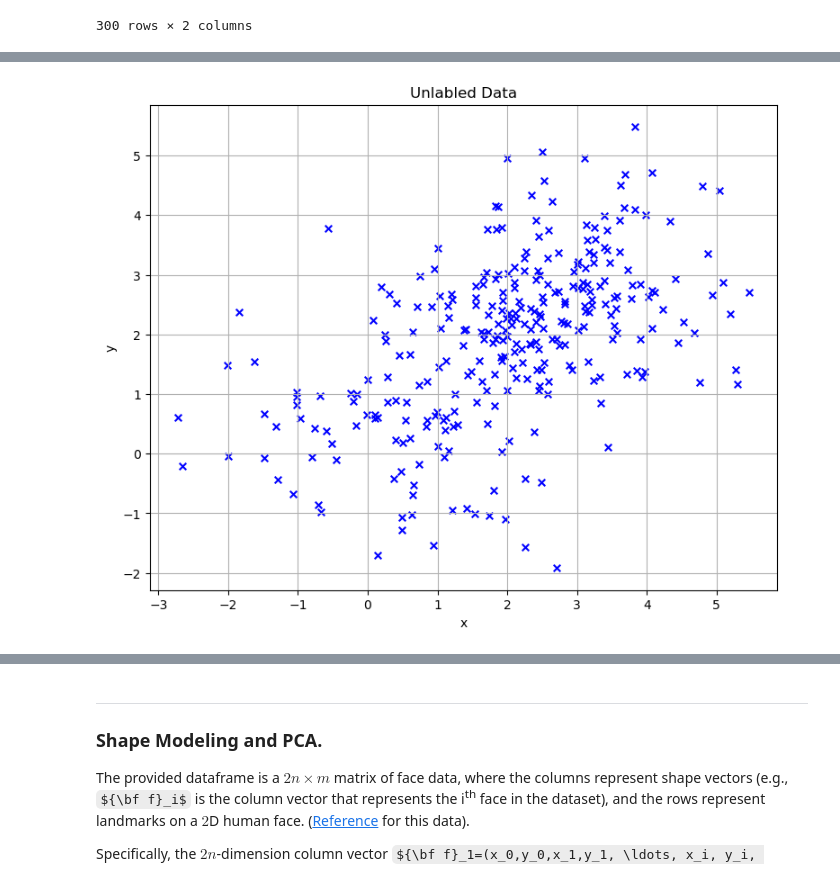
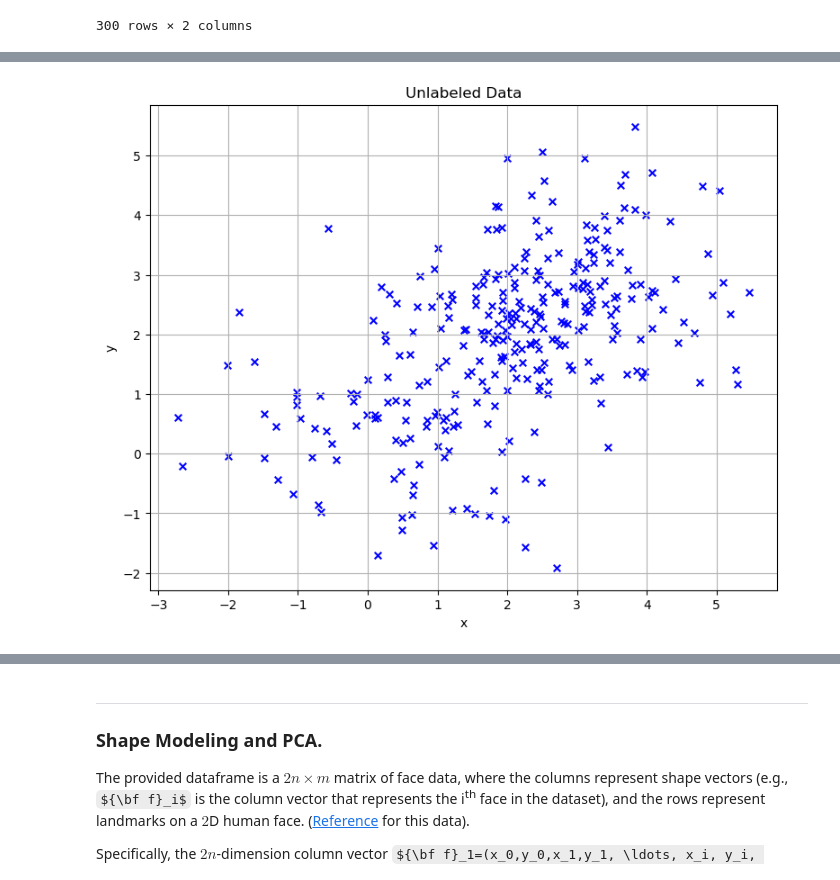
Before and after one commit to DYYasUNCStudent/COMP562, a Jupyter notebook: P2/P2.ipynb, the cells around one changed output, grey strips where cells are left out. Cells and saved outputs as stored; diff of their text form; code cells hidden in the pictures; some formulas as TeX source.

```diff
--- a/P2/P2.ipynb
+++ b/P2/P2.ipynb
@@ -96,19 +96,19 @@ You may assume:
 # %%
 # --------------------------------------
 # Add your P1A coding solution below.
 # --------------------------------------
 
 fig, axs = plt.subplots(figsize=(9, 7))
 
 axs.scatter(kdf['x'], kdf['y'], s=30, c='blue', marker='x')
-axs.set_title('Unlabled Data')
+axs.set_title('Unlabeled Data')  # The reference title seems to have a typo
 axs.set_xlabel('x')
 axs.set_ylabel('y')
 axs.grid()
 
 plt.show()
 # %% [output]
-[figure, old version]
+[figure, new version]
 # %% [markdown]
 ****
 
```
Also changed, not shown: parts of 6 cells of this notebook.
